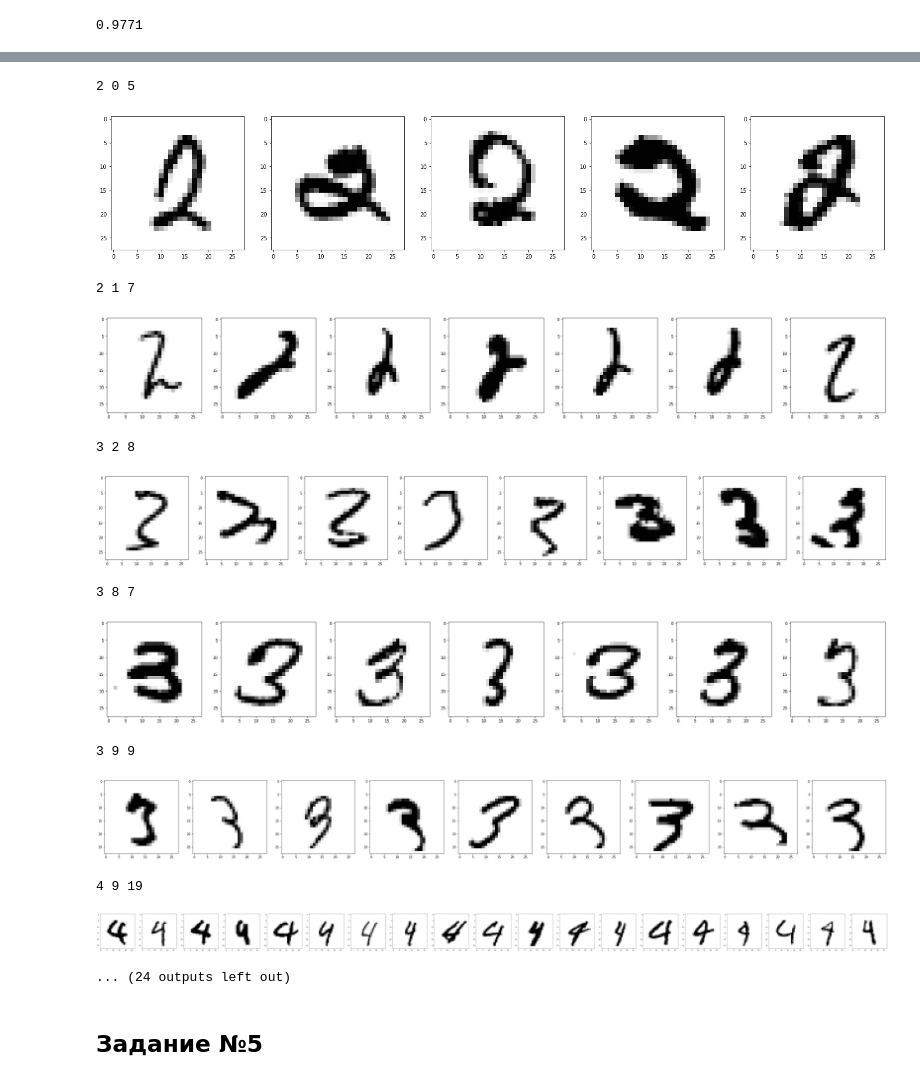
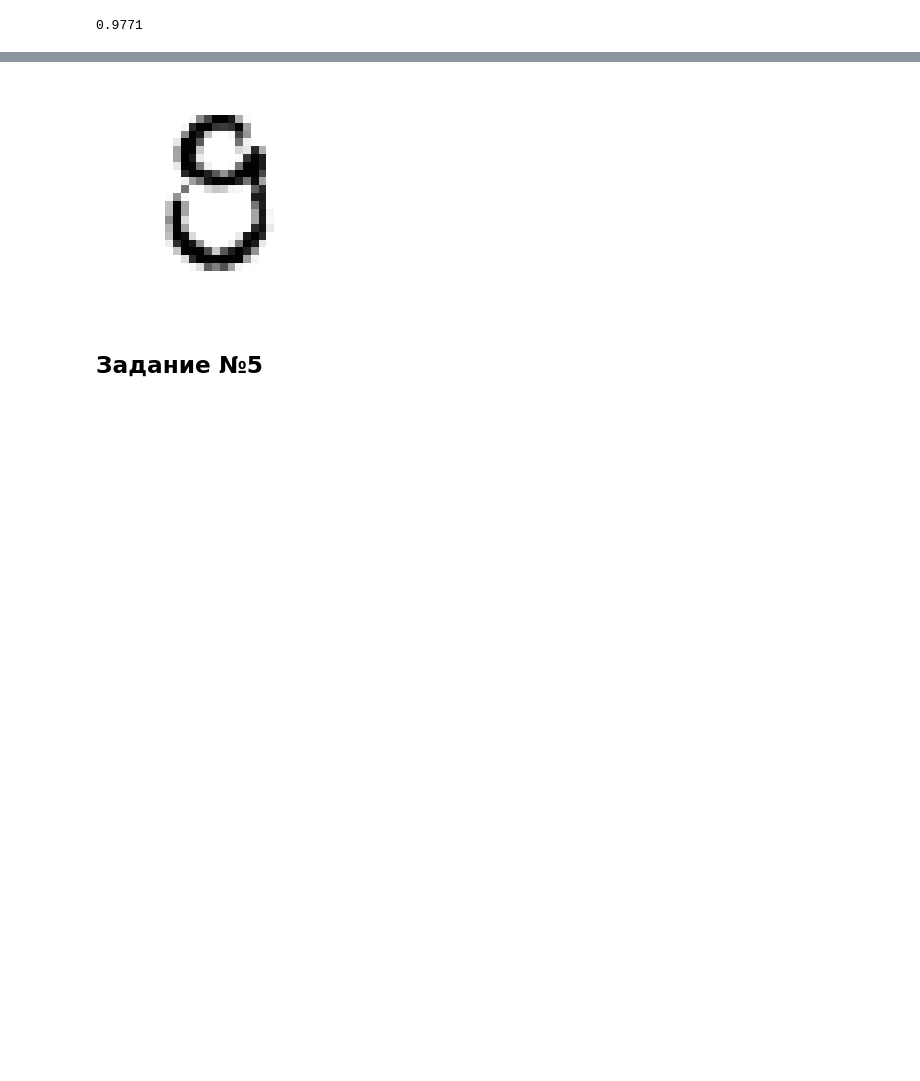
Before and after one commit to Tytskiy/Study, a Jupyter notebook: mmp-fall-2020/practicum/hm-4(KNN)/hm-4.ipynb, the cells around one changed output, grey strips where cells are left out. Cells and saved outputs as stored; diff of their text form; code cells hidden in the pictures; blank space fills up the shorter version.

Commit message:
task 5

```diff
--- a/mmp-fall-2020/practicum/hm-4(KNN)/hm-4.ipynb
+++ b/mmp-fall-2020/practicum/hm-4(KNN)/hm-4.ipynb
@@ -115,17 +113,22 @@ time_euclidean = %timeit -q -o -n 1 model_time_euc.predict(X_test_t)
 # %% [markdown]
 ## Задание №4
 # %%
-best_model = nn.KNNClassifier(4, metric="cosine", weights=True, test_block_size=500)
-best_model.fit(X_train, y_train)
-y_pred = best_model.predict(X_test)
-accuracy_score(y_test, y_pred)
+best_model_base = nn.KNNClassifier(4, metric="cosine", weights=True, test_block_size=500)
+best_model_base.fit(X_train, y_train)
+y_pred_base = best_model_base.predict(X_test)
+accuracy_score(y_test, y_pred_base)
 # %% [output]
 0.9771
 # %%
 from sklearn.metrics import confusion_matrix
-cm = confusion_matrix(y_test, y_pred, labels=range(10))
+cm = confusion_matrix(y_test, y_pred_base, labels=range(10))
 df_cm = pd.DataFrame(cm, range(10), range(10))
+for i in range(10):
+    df_cm.iloc[i,i]=float("inf")
 
-plt.figure(figsize=(10, 7))
-sn.heatmap(df_cm, annot=True, cmap="rocket_r")
+fig = plt.figure(figsize=(10, 7))
+sn.set(font_scale=2)
+sn.heatmap(df_cm, annot=True, cmap="rocket_r",vmax=20)
+fig.savefig("figures/task4.pdf")
+plt.show()
 # %% [output]
@@ -134,30 +136,21 @@ sn.heatmap(df_cm, annot=True, cmap="rocket_r")
 # %%
-lim = 5
+lim = 1
 for i in range(10):
     for j in range(10):
         if(i == j):
             continue
-        ind = np.where((y_test == i) & (y_pred == j))[0]
+        ind = np.where((y_test == i) & (y_pred_base == j))[0]
         if(ind.size >= lim):
-            fig, ax = plt.subplots(1, ind.size, figsize=(ind.size*5, 5))
-            print(i, j, ind.size)
+            #fig, ax = plt.subplots(1, ind.size, figsize=(10, 2))
+            #print("true:", i, "predict:", j, "num of wrong:", ind.size)
             for k, index in enumerate(ind):
-                ax[k].imshow(X_test[index].reshape(28, 28), cmap="Greys")
-            plt.show()
+                #print(index, end="  ")
+                plt.imshow(X_test[index].reshape(28, 28), cmap="Greys")
+                plt.axis("off")
+                plt.savefig("figures/wrong_base/digit_"+str(i)+"_"+str(j)+"_"+str(index)+".pdf")
+            #plt.show()
 # %% [output]
-2 0 5
-[figure, old version]
+[figure, new version]
-2 1 7
-[figure, removed]
-3 2 8
-[figure, removed]
-3 8 7
-[figure, removed]
-3 9 9
-[figure, removed]
-4 9 19
-[figure, removed]
-... (24 outputs left out)
 # %% [markdown]
 ## Задание №5
 # %%
```
Also changed, not shown: parts of 3 cells of this notebook, 2 other files.
